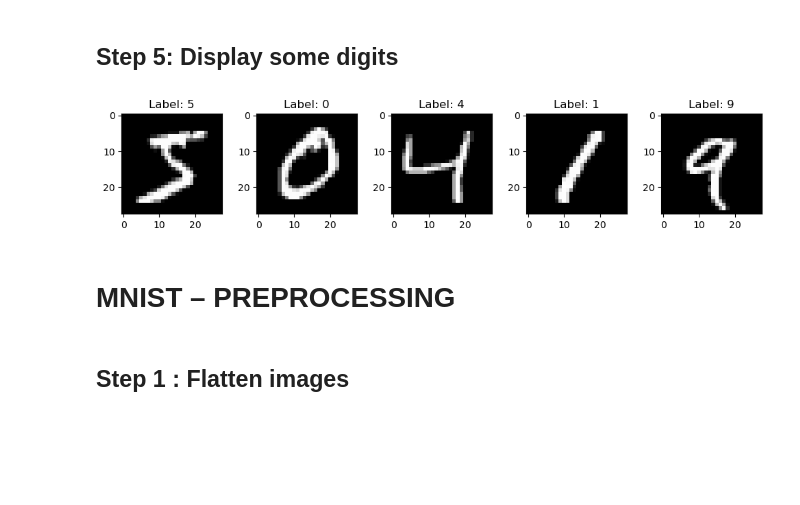
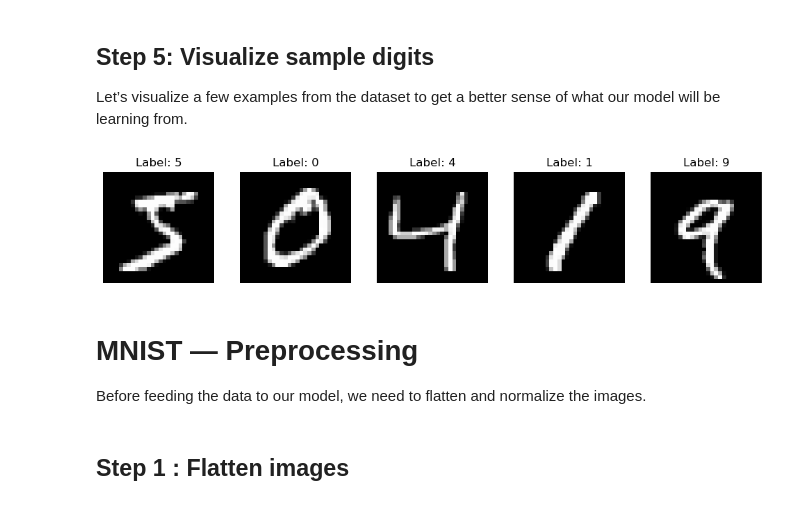
Before and after one commit to Pchambet/mnist-case-study, a Jupyter notebook: mnist.ipynb, the cells around one changed output. Cells and saved outputs as stored; diff of their text form; code cells hidden in the pictures; blank space fills up the shorter version.

```diff
--- a/mnist.ipynb
+++ b/mnist.ipynb
@@ -51,21 +62,27 @@ Pixel values:
  [  0   0   0   0   0   0   0   0   0   0   0   0   0   0   0   0   0   0
     0   0   0   0   0   0   0   0   0   0]]
 # %% [markdown]
-## Step 5: Display some digits
+## Step 5: Visualize sample digits
+
+Let’s visualize a few examples from the dataset to get a better sense of what our model will be learning from.
 # %%
+# Visualize the first 5 images in the training set
 plt.figure(figsize=(10, 2))
 
-for index in range(5): # let's visualize the first 5 images of the training set
+for index in range(5):
     plt.subplot(1, 5, index + 1)
     plt.imshow(X_train[index], cmap='gray')
     plt.title(f"Label: {y_train[index]}")
+    plt.axis('off')  # cleaner display without axis ticks
 
 plt.tight_layout()
 plt.show()
 # %% [output]
-[figure, old version]
+[figure, new version]
 # %% [markdown]
-# MNIST – PREPROCESSING
+# MNIST — Preprocessing
+
+Before feeding the data to our model, we need to flatten and normalize the images.
 # %% [markdown]
 ## Step 1 : Flatten images
 # %%
```
Also changed, not shown: parts of 42 cells of this notebook.
